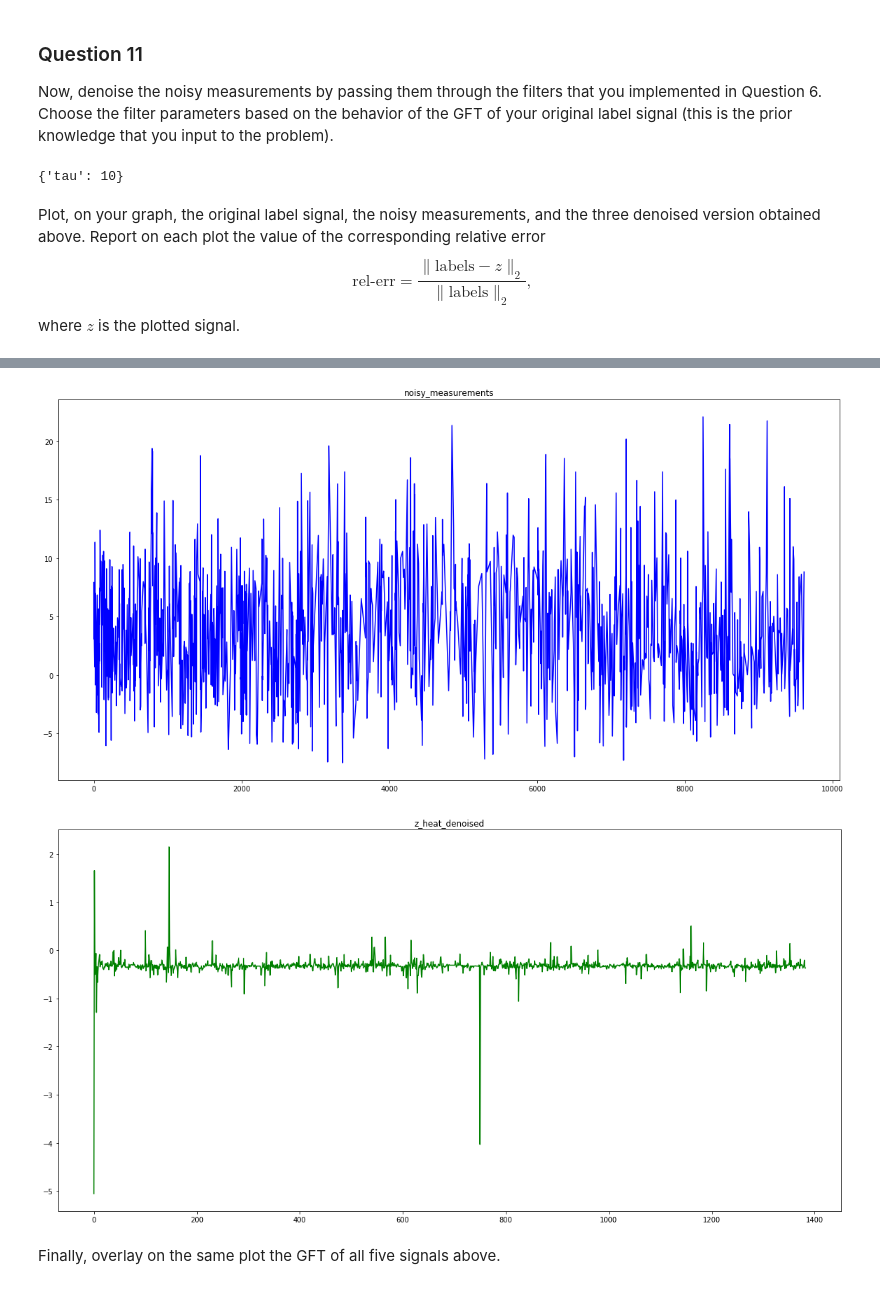
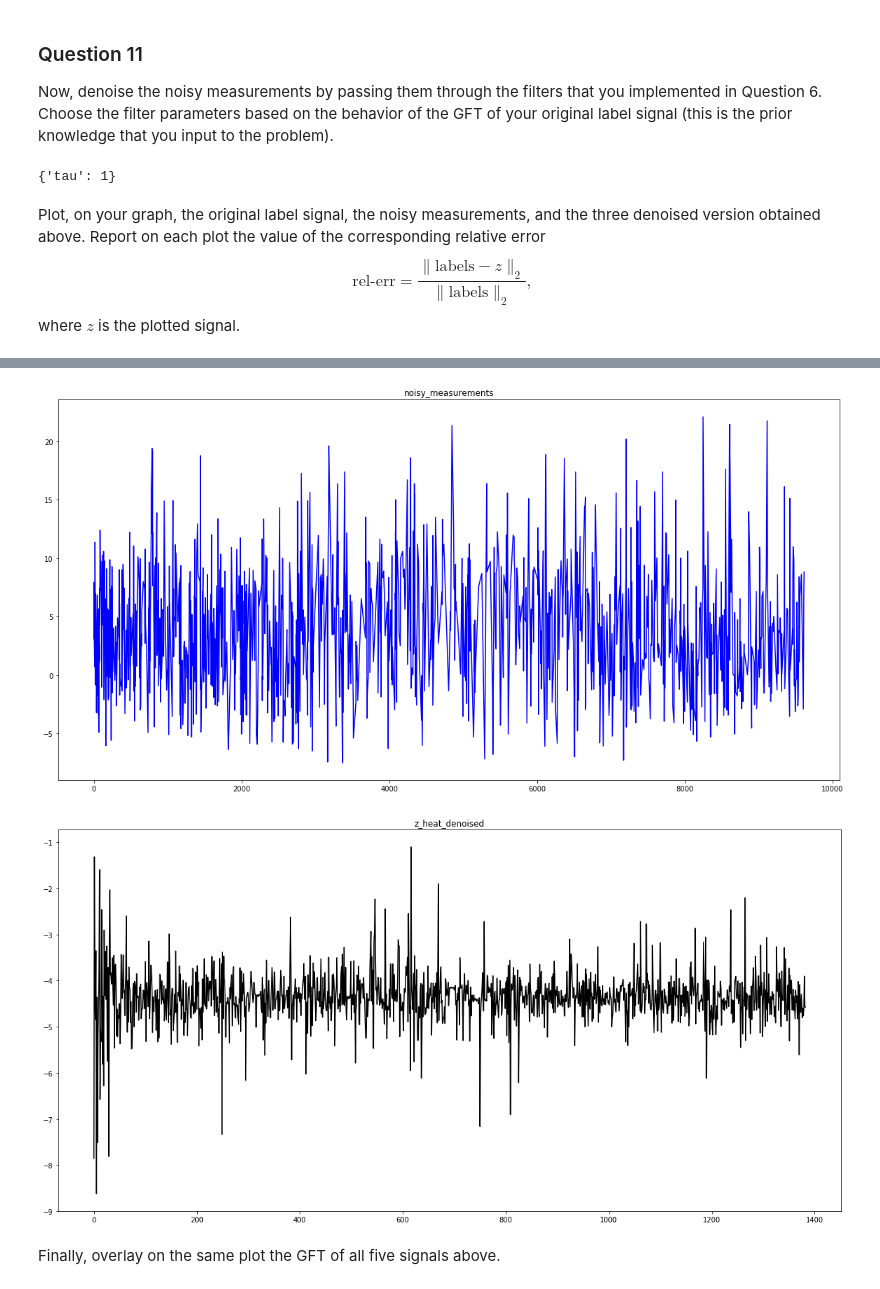
Before and after one commit to swouf/ntds_IMDb_team4, a Jupyter notebook: 4_graph_signal_processing.ipynb, the cells around one changed output, grey strips where cells are left out. Saved outputs shown, nothing was run; the diff lists cells and outputs as text; code cells hidden in the pictures.

```diff
--- a/4_graph_signal_processing.ipynb
+++ b/4_graph_signal_processing.ipynb
@@ -539,7 +539,7 @@ $\widehat{z^\star (l)}= \widehat{z^\star (y)}/ ( 1 + \gamma*\lambda^r) $ which i
 
 Now, denoise the noisy measurements by passing them through the filters that you implemented in Question 6. Choose the filter parameters based on the behavior of the GFT of your original label signal (this is the prior knowledge that you input to the problem).
 # %%
-args_heat = {"tau":10}
+args_heat = {"tau":1}
 args_inv = {"tau":12}
 args_rectangle = {"lambda_min":0,"lambda_max":0.01}
 # %%
@@ -547,7 +547,7 @@ z_heat_denoised = graph_filter(noisy_measurements, 'heat_kernel', **args_heat)
 #z_inv_denoised =  graph_filter(noisy_measurements, 'inverse_kernel', **args_inv)
 #z_rect_denoised = graph_filter(noisy_measurements, 'rectangle_kernel',**args_rectangle)
 # %% [output]
-{'tau': 10}
+{'tau': 1}
 # %% [markdown]
 Plot, on your graph, the original label signal, the noisy measurements, and the three denoised version obtained above. Report on each plot the value of the corresponding relative error
 $$
@@ -557,20 +557,22 @@ where $z$ is the plotted signal.
 # %%
 
 plt.figure(figsize=(20, 10))
 plt.plot(labels, linewidth=1.5 ,color="red",label="labels");
 plt.title('original labels signal');
 plt.figure(figsize=(20, 10))
 plt.plot(noisy_measurements, color="blue",linewidth=1.5,label="noisy_meas");
 plt.title('noisy_measurements');
 plt.figure(figsize=(20, 10))
-plt.plot(z_heat_denoised, color="green",linewidth=1.5, label="z_heat_denoised");
+plt.plot(z_heat_denoised, color="black",linewidth=1.5, label="z_heat_denoised");
 plt.title('z_heat_denoised');
-#plt.plot(z_inv_denoised_gft, color="green",linewidth=2.5, linestyle="--", label="z_inv_denoised");
-#plt.plot(z_rect_denoised_gft, color="green",linewidth=2.5, linestyle="--", label="z_rect_denoised");
+#plt.plot(z_inv_denoised_gft, color="yellow",l, label="z_inv_denoised");
+#plt.title('z_inv_denoised');
+#plt.plot(z_rect_denoised_gft, color="red",, label="z_rect_denoised");
+#plt.title('z_rect_denoised');
 # %% [output]
 [figure]
 [figure]
-[figure, old version]
+[figure, new version]
 # %% [markdown]
 Finally, overlay on the same plot the GFT of all five signals above.
 # %%
```
Also changed, not shown: parts of 1 cell of this notebook.
